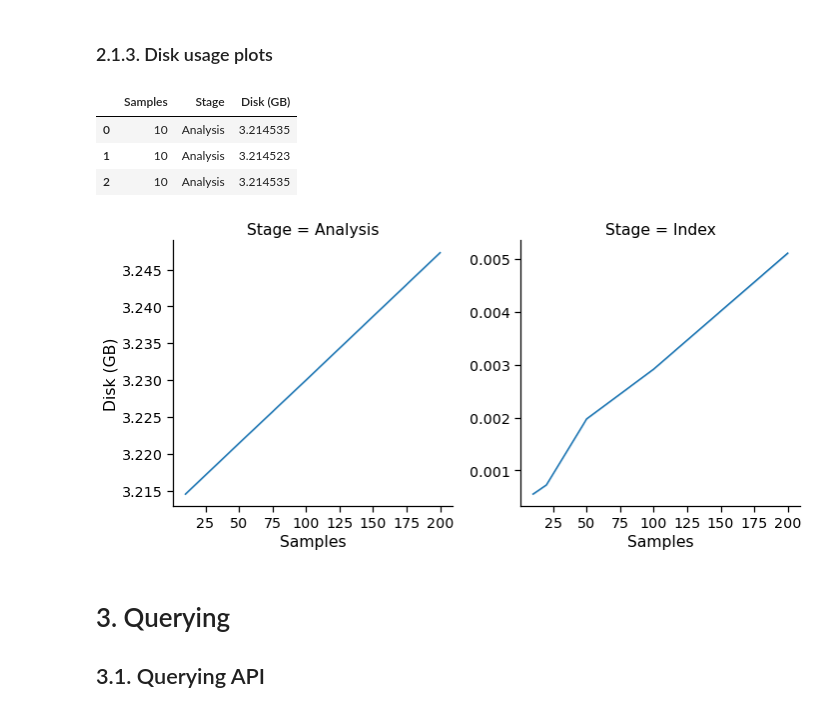
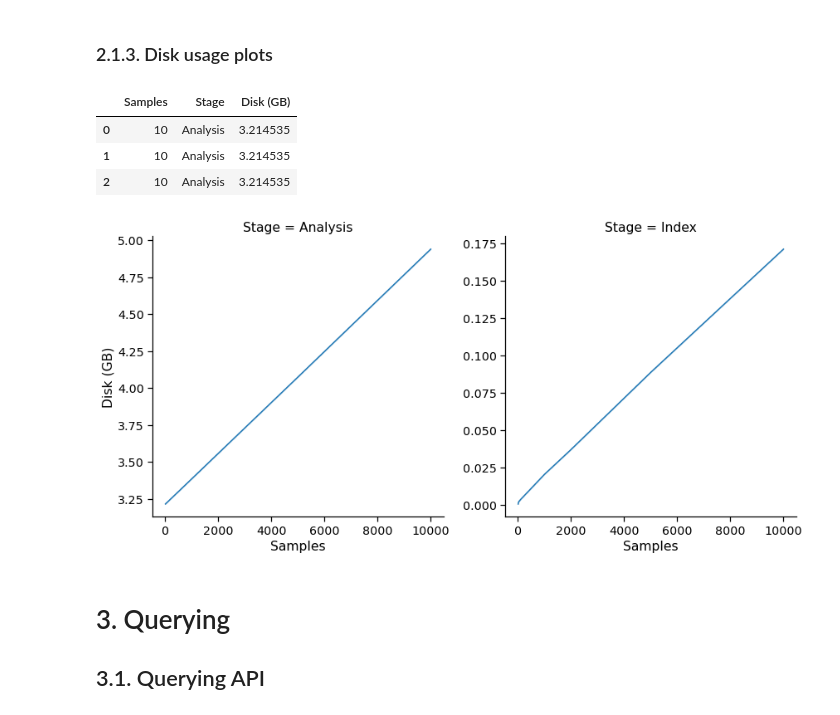
Before and after one commit to apetkau/genomics-data-index-evaluation-manuscript, a Jupyter notebook: evaluations/sars-cov-2/5-compare-results.ipynb, the cells around one changed output. Cells and saved outputs as stored; diff of their text form; code cells hidden in the pictures.

```diff
--- a/evaluations/sars-cov-2/5-compare-results.ipynb
+++ b/evaluations/sars-cov-2/5-compare-results.ipynb
@@ -12,7 +12,7 @@ figures_path = Path('figures')
 if not figures_path.exists():
     mkdir(figures_path)
 
-samples_cases = [5, 10, 20, 50, 100, 200, 500, 1000, 2000, 5000, 10000]
+samples_cases = [5, 10, 20, 50, 100, 200, 500, 1000, 2000, 5000, 10000, 20000, 50000, 100000]
 cases_paths = [cases_root_dir / f'case-{x}' for x in samples_cases]
 
 metadata_file = Path('input/metadata-subsample-pangolin.tsv')
@@ -90,24 +143,27 @@ with sns.plotting_context("notebook", font_scale=1.3):
 # %% [markdown]
 ### 2.1.3. Disk usage plots
 # %%
-index_info_disk_df = pd.melt(index_info_df, id_vars='Samples',
-        value_vars=['Analysis disk uage', 'Index size'])
-index_info_disk_df['value'] = index_info_disk_df['value'].apply(lambda x: x/(1024**3))
-index_info_disk_df = index_info_disk_df.rename({'variable': 'Stage', 'value': 'Disk (GB)'}, axis='columns')
-index_info_disk_df['Stage'] = index_info_disk_df['Stage'].str.replace(' disk uage', '', regex=False)
-index_info_disk_df['Stage'] = index_info_disk_df['Stage'].str.replace(' size', '', regex=False)
+def melt_disk_usage(df: pd.DataFrame) -> pd.DataFrame:
+    df = pd.melt(df, id_vars='Samples',
+            value_vars=['Analysis disk uage', 'Index size'])
+    df['value'] = df['value'].apply(lambda x: x/(1024**3))
+    df = df.rename({'variable': 'Stage', 'value': 'Disk (GB)'}, axis='columns')
+    df['Stage'] = df['Stage'].str.replace(' disk uage', '', regex=False)
+    df['Stage'] = df['Stage'].str.replace(' size', '', regex=False)
+    return df
+index_info_disk_df = melt_disk_usage(index_info_df)
 index_info_disk_df.head(3)
 # %% [output]
 |  | Samples | Stage | Disk (GB) |
 | 0 | 10 | Analysis | 3.214535 |
-| 1 | 10 | Analysis | 3.214523 |
+| 1 | 10 | Analysis | 3.214535 |
 | 2 | 10 | Analysis | 3.214535 |
 # %%
 with sns.plotting_context("notebook", font_scale=1.3):
     g = sns.relplot(x='Samples', y='Disk (GB)', col="Stage", ci="sd", kind="line", data=index_info_disk_df,
-                   facet_kws={'sharey': False, 'sharex': True}, col_wrap=3, height=5)
+                   facet_kws={'sharey': False, 'sharex': True}, col_wrap=3, height=6)
 # %% [output]
-[figure, old version]
+[figure, new version]
 # %% [markdown]
 # 3. Querying
 
```
Also changed, not shown: parts of 49 cells of this notebook.
